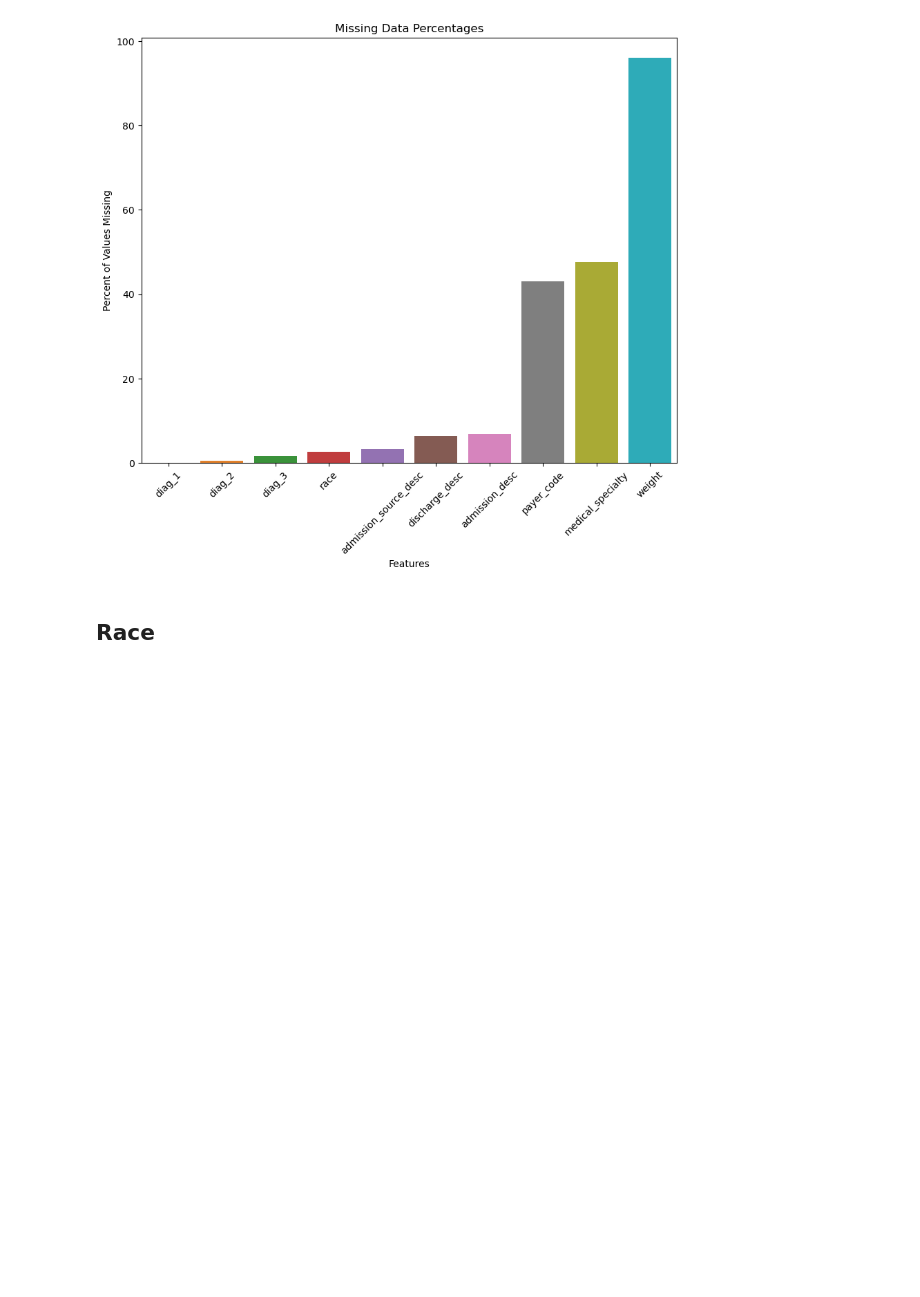
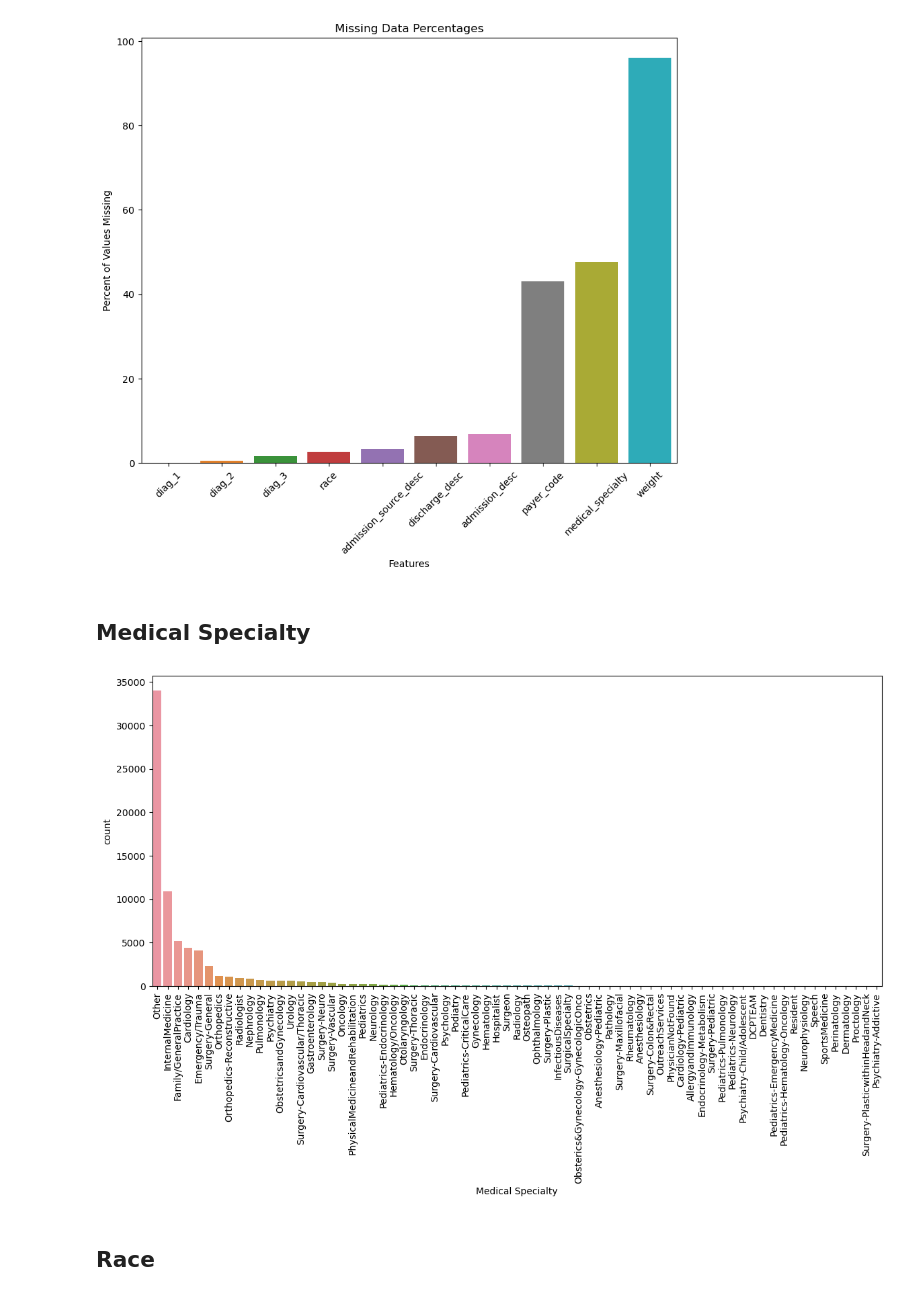
Before and after one commit to Mr-Chang95/Hospital-Readmittance-Classification, a Jupyter notebook: CaseStudy.ipynb, the cells around one changed output. Drawn from its saved outputs; the diff is of its cells as text; code cells hidden in the pictures; blank space fills up the shorter version.

Commit message:
address missing values

```diff
--- a/CaseStudy.ipynb
+++ b/CaseStudy.ipynb
@@ -332,7 +332,7 @@ df.drop('weight', inplace = True, axis = 1)
 df['payer_code'].fillna('Not Specified', inplace = True)
 
 
-df['medical_specialty'].fillna('NAN', inplace = True)
+df['medical_specialty'].fillna('Other', inplace = True)
 
 # fill NaN with 'other'
 df['admission_desc'].fillna('Other', inplace = True)
@@ -343,6 +343,16 @@ df['discharge_desc'].fillna('Other', inplace = True)
 df['diag_1'].dropna(inplace = True)
 df['diag_2'].dropna(inplace = True)
 df['diag_3'].dropna(inplace = True)
+# %% [markdown]
+## Medical Specialty
+# %%
+plt.figure(figsize=(14,6))
+sns.countplot(df, x = 'medical_specialty', order = df['medical_specialty'].value_counts().index)
+plt.xticks(rotation = 90)
+plt.xlabel('Medical Specialty')
+plt.show()
+# %% [output]
+[figure, added]
 # %% [markdown]
 ## Race
 # %%
```
Also changed, not shown: parts of 3 cells of this notebook.
